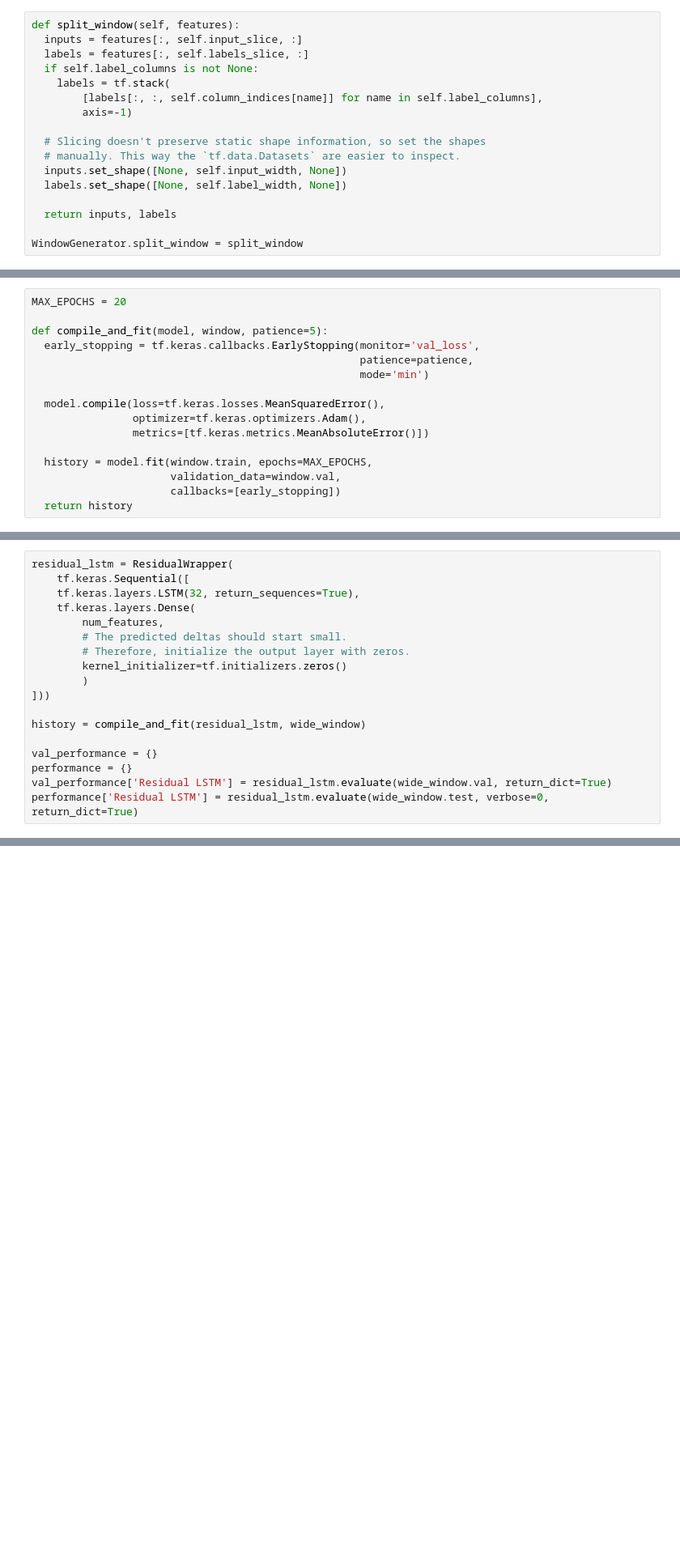
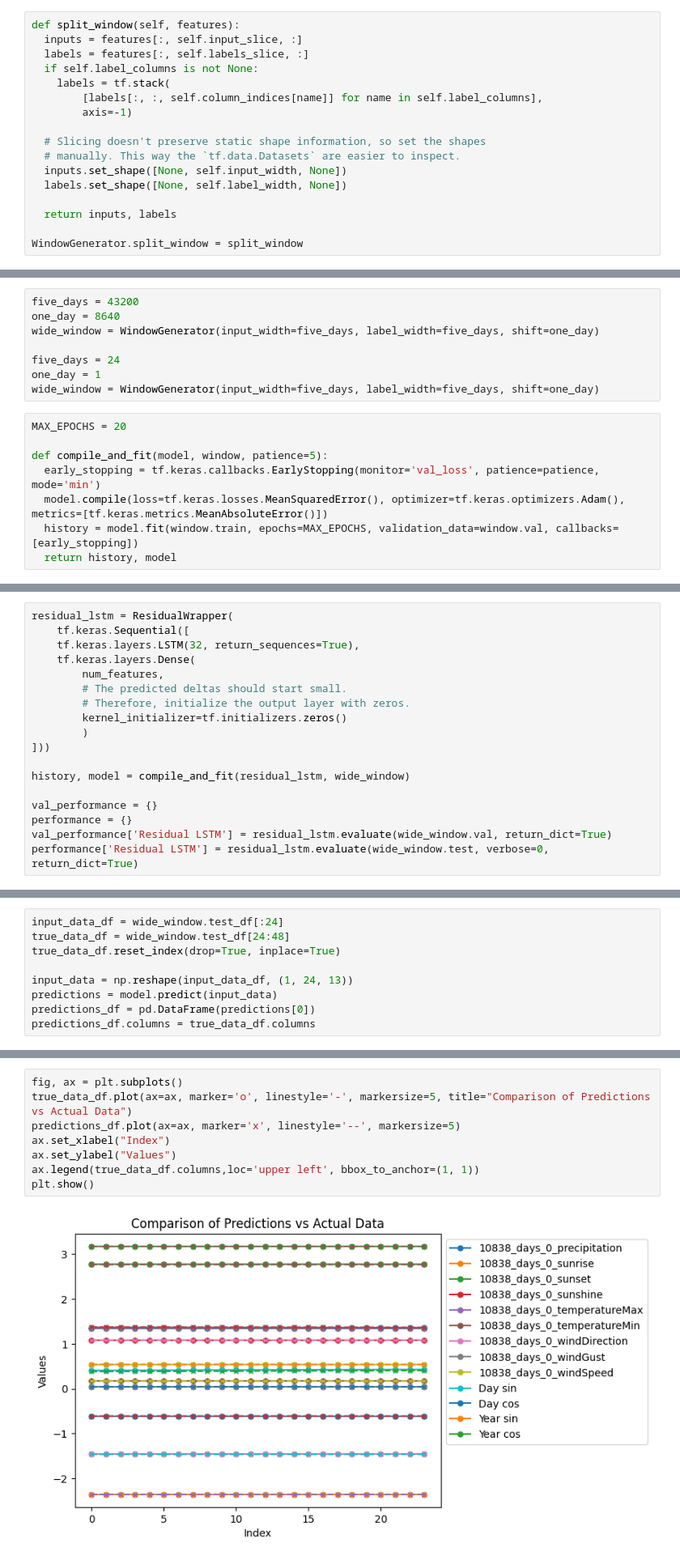
Before and after one commit to TobiasSackmann/ml-weather-monitoring-environment, a Jupyter notebook: notebooks/multi-output_timeseries_forecast.ipynb, the cells around one changed output, grey strips where cells are left out. Shown: that part at 81% size. Saved outputs shown, nothing was run; the diff lists cells and outputs as text; blank space fills up the shorter version.

Commit message:
add plot functionality

```diff
--- a/notebooks/multi-output_timeseries_forecast.ipynb
+++ b/notebooks/multi-output_timeseries_forecast.ipynb
@@ -178,19 +220,19 @@ wide_window = WindowGenerator(
+# %%
+five_days = 43200
+one_day = 8640
+wide_window = WindowGenerator(input_width=five_days, label_width=five_days, shift=one_day)
+
+five_days = 24
+one_day = 1
+wide_window = WindowGenerator(input_width=five_days, label_width=five_days, shift=one_day)
 # %%
 MAX_EPOCHS = 20
 
 def compile_and_fit(model, window, patience=5):
-  early_stopping = tf.keras.callbacks.EarlyStopping(monitor='val_loss',
-                                                    patience=patience,
-                                                    mode='min')
-
-  model.compile(loss=tf.keras.losses.MeanSquaredError(),
-                optimizer=tf.keras.optimizers.Adam(),
-                metrics=[tf.keras.metrics.MeanAbsoluteError()])
-
-  history = model.fit(window.train, epochs=MAX_EPOCHS,
-                      validation_data=window.val,
-                      callbacks=[early_stopping])
-  return history
+  early_stopping = tf.keras.callbacks.EarlyStopping(monitor='val_loss', patience=patience, mode='min')
+  model.compile(loss=tf.keras.losses.MeanSquaredError(), optimizer=tf.keras.optimizers.Adam(), metrics=[tf.keras.metrics.MeanAbsoluteError()])
+  history = model.fit(window.train, epochs=MAX_EPOCHS, validation_data=window.val, callbacks=[early_stopping])
+  return history, model
 # %%
 class ResidualWrapper(tf.keras.Model):
   def __init__(self, model):
@@ -216,7 +265,7 @@ residual_lstm = ResidualWrapper(
         )
 ]))
 
-history = compile_and_fit(residual_lstm, wide_window)
+history, model = compile_and_fit(residual_lstm, wide_window)
 
 val_performance = {}
 performance = {}
@@ -224,0 +292,9 @@ performance['Residual LSTM'] = residual_lstm.evaluate(wide_window.test, verbose=
+# %%
+input_data_df = wide_window.test_df[:24]
+true_data_df = wide_window.test_df[24:48]
+true_data_df.reset_index(drop=True, inplace=True)
+
+input_data = np.reshape(input_data_df, (1, 24, 13))
+predictions = model.predict(input_data)
+predictions_df = pd.DataFrame(predictions[0])
+predictions_df.columns = true_data_df.columns
@@ -224,0 +303,10 @@ performance['Residual LSTM'] = residual_lstm.evaluate(wide_window.test, verbose=
+# %%
+fig, ax = plt.subplots()
+true_data_df.plot(ax=ax, marker='o', linestyle='-', markersize=5, title="Comparison of Predictions vs Actual Data")
+predictions_df.plot(ax=ax, marker='x', linestyle='--', markersize=5)
+ax.set_xlabel("Index")
+ax.set_ylabel("Values")
+ax.legend(true_data_df.columns,loc='upper left', bbox_to_anchor=(1, 1))
+plt.show()
+# %% [output]
+[figure, added]
```
Also changed, not shown: parts of 12 cells of this notebook.
